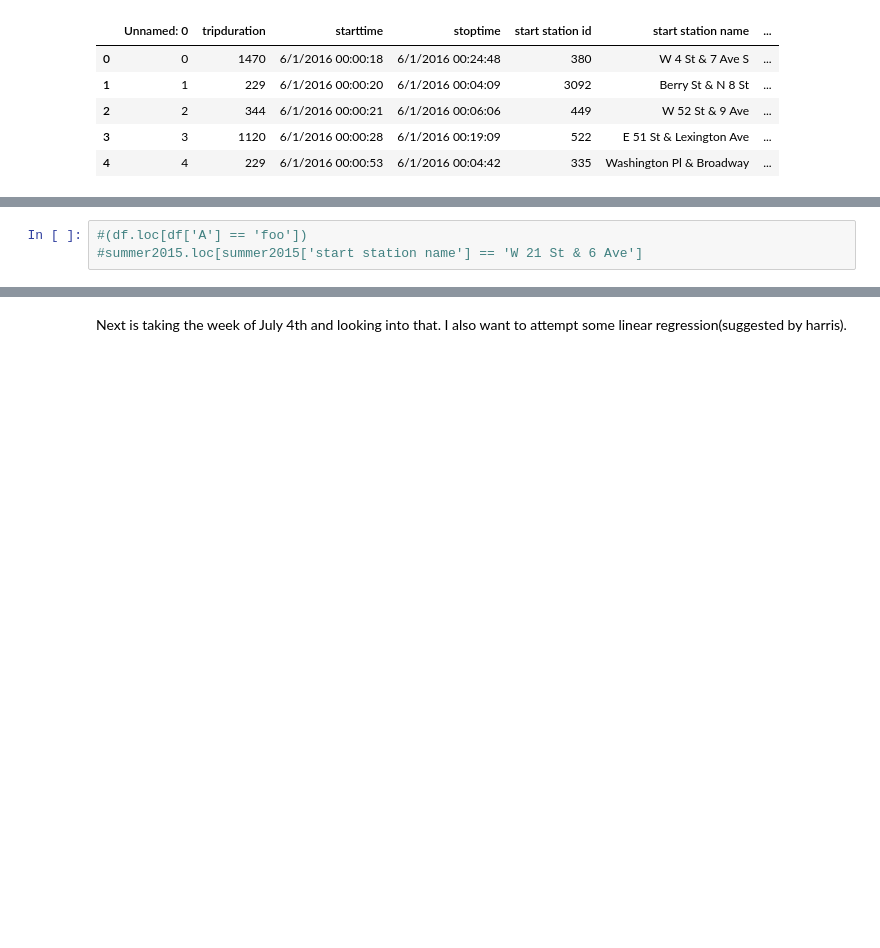
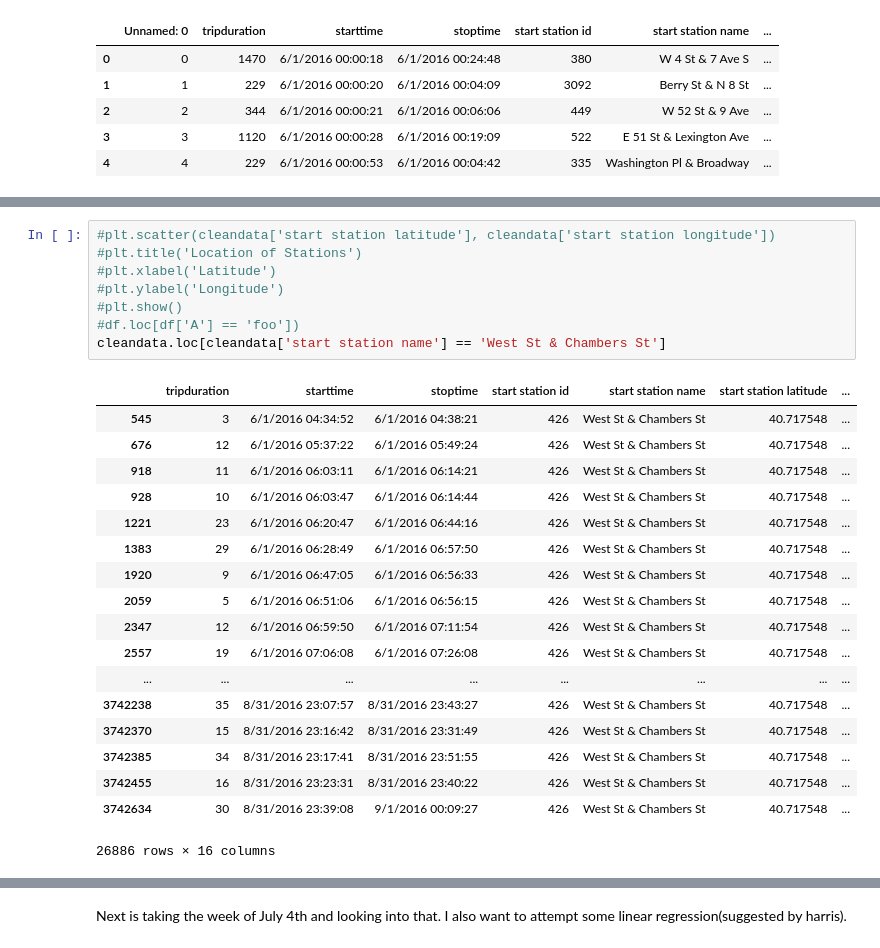
Before and after one commit to johnnyplaydrums/citi-bike-data, a Jupyter notebook: summerstory.ipynb, the cells around one changed output, grey strips where cells are left out. Drawn from its saved outputs; the diff is of its cells as text; blank space fills up the shorter version.

```diff
--- a/summerstory.ipynb
+++ b/summerstory.ipynb
@@ -56,6 +95,30 @@ Our summer 2016 data set has 3439753 rides, of which 24.61% (846607) are female
-# %%
-#(df.loc[df['A'] == 'foo'])
-#summer2015.loc[summer2015['start station name'] == 'W 21 St & 6 Ave']
+# %%
+#plt.scatter(cleandata['start station latitude'], cleandata['start station longitude'])
+#plt.title('Location of Stations')
+#plt.xlabel('Latitude')
+#plt.ylabel('Longitude')
+#plt.show()
+#df.loc[df['A'] == 'foo'])
+cleandata.loc[cleandata['start station name'] == 'West St & Chambers St']
+# %% [output]
+|  | tripduration | starttime | stoptime | start station id | start station name | start station latitude | ... |
+| 545 | 3 | 6/1/2016 04:34:52 | 6/1/2016 04:38:21 | 426 | West St & Chambers St | 40.717548 | ... |
+| 676 | 12 | 6/1/2016 05:37:22 | 6/1/2016 05:49:24 | 426 | West St & Chambers St | 40.717548 | ... |
+| 918 | 11 | 6/1/2016 06:03:11 | 6/1/2016 06:14:21 | 426 | West St & Chambers St | 40.717548 | ... |
+| 928 | 10 | 6/1/2016 06:03:47 | 6/1/2016 06:14:44 | 426 | West St & Chambers St | 40.717548 | ... |
+| 1221 | 23 | 6/1/2016 06:20:47 | 6/1/2016 06:44:16 | 426 | West St & Chambers St | 40.717548 | ... |
+| 1383 | 29 | 6/1/2016 06:28:49 | 6/1/2016 06:57:50 | 426 | West St & Chambers St | 40.717548 | ... |
+| 1920 | 9 | 6/1/2016 06:47:05 | 6/1/2016 06:56:33 | 426 | West St & Chambers St | 40.717548 | ... |
+| 2059 | 5 | 6/1/2016 06:51:06 | 6/1/2016 06:56:15 | 426 | West St & Chambers St | 40.717548 | ... |
+| 2347 | 12 | 6/1/2016 06:59:50 | 6/1/2016 07:11:54 | 426 | West St & Chambers St | 40.717548 | ... |
+| 2557 | 19 | 6/1/2016 07:06:08 | 6/1/2016 07:26:08 | 426 | West St & Chambers St | 40.717548 | ... |
+| ... | ... | ... | ... | ... | ... | ... | ... |
+| 3742238 | 35 | 8/31/2016 23:07:57 | 8/31/2016 23:43:27 | 426 | West St & Chambers St | 40.717548 | ... |
+| 3742370 | 15 | 8/31/2016 23:16:42 | 8/31/2016 23:31:49 | 426 | West St & Chambers St | 40.717548 | ... |
+| 3742385 | 34 | 8/31/2016 23:17:41 | 8/31/2016 23:51:55 | 426 | West St & Chambers St | 40.717548 | ... |
+| 3742455 | 16 | 8/31/2016 23:23:31 | 8/31/2016 23:40:22 | 426 | West St & Chambers St | 40.717548 | ... |
+| 3742634 | 30 | 8/31/2016 23:39:08 | 9/1/2016 00:09:27 | 426 | West St & Chambers St | 40.717548 | ... |
+26886 rows × 16 columns
 # %%
 start_stations = summer2015.groupby('start station name')['start station id'].count().reset_index()
 start_stations.columns = ['Start Station', 'Count']
```
Also changed, not shown: parts of 10 cells of this notebook.
